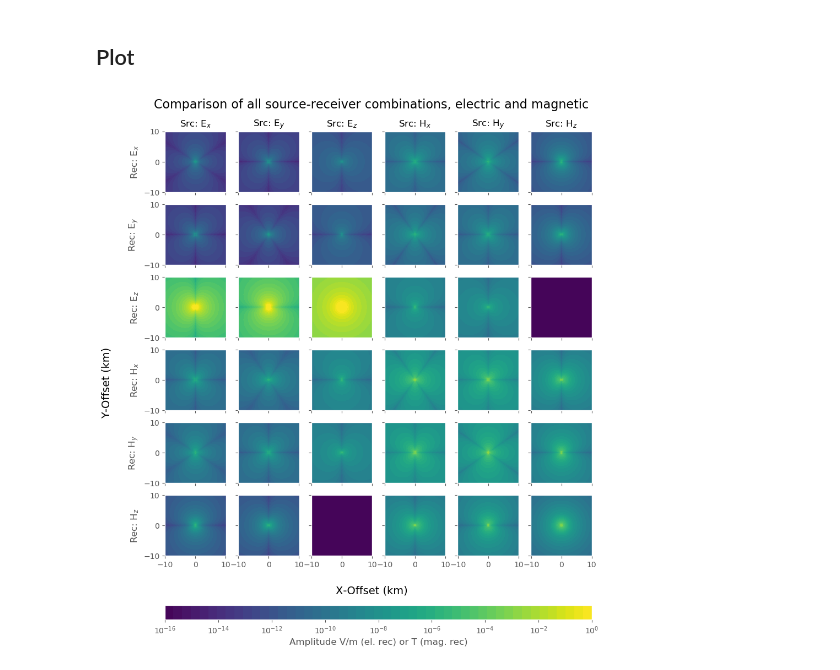
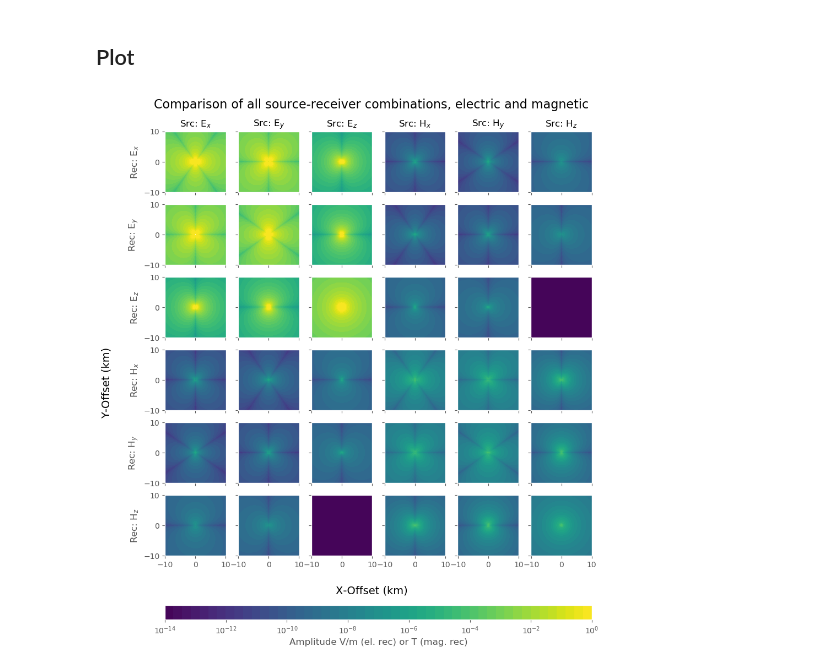
Before and after one commit to emsig/empymod-examples, a Jupyter notebook: 1c_Comparison_of_Source-Receiver_Combinations.ipynb, the cells around one changed output. Drawn from its saved outputs; the diff is of its cells as text; code cells hidden in the pictures.

Commit message:
Using secondary field calc. now

```diff
--- a/1c_Comparison_of_Source-Receiver_Combinations.ipynb
+++ b/1c_Comparison_of_Source-Receiver_Combinations.ipynb
@@ -23,7 +23,7 @@ inp = {'src': [0, 0, -50],
        'depth': 0,
        'res': [2e14, 1],
        'freqtime': 1,
-       'xdirect': False,
+       'xdirect': None,  # Secondary field calculation, needs empymod v1.6.1 or higher
        'htarg': {'pts_per_dec': -1},  # To speed-up the calculation
        'verb': 0}
 # %% [markdown]
@@ -49,7 +49,7 @@ label1 = ['x', 'y', 'z']
 label2 = ['E', 'H']
 
 # Colour settings
-vmin = 1e-16
+vmin = 1e-14
 vmax = 1e-0
 props = {'levels': np.logspace(np.log10(vmin), np.log10(vmax), 50),
          'locator': plt.matplotlib.ticker.LogLocator()}
@@ -70,35 +70,35 @@ for i, val in enumerate(pab):
     if i < 6:
         label = r'Src: '
         label += label2[0] if i < 3 else label2[1]
         label += '$_'+label1[i%3]+'$'
         plt.title(label, fontsize=12)
 
     # Remove unnecessary x-tick labels
     if i < 30:
         plt.xticks([-10, 0, 10], ())
 
     # Remove unnecessary y-tick labels; add y-labels
     if i%6 != 0:
         plt.yticks([-10, 0, 10], ())
     else:
         label = r'Rec: '
         label += label2[0] if i < 18 else label2[1]
         label += '$_'+label1[(i//6)%3]+'$'
         plt.ylabel(label, fontsize=12)
 
 # Colour bar
 cax, kw = plt.matplotlib.colorbar.make_axes(axs, location='bottom', fraction=.05, pad=0.1, aspect=30)
-cb = plt.colorbar(cf, cax=cax, ticks=np.logspace(np.log10(vmin), np.log10(vmax), 9), **kw)
+cb = plt.colorbar(cf, cax=cax, ticks=np.logspace(np.log10(vmin), np.log10(vmax), 8), **kw)
 cb.set_label(r'Amplitude V/m (el. rec) or T (mag. rec)')
 
 # Annotate
 plt.suptitle('Comparison of all source-receiver combinations, electric and magnetic', y=0.93, fontsize=16)
 fig.text(0.5, 0.18, 'X-Offset (km)', ha='center', fontsize=14)
 fig.text(0.01, 0.5, 'Y-Offset (km)', va='center', rotation='vertical', fontsize=14)
 
 plt.show()
 # %% [output]
-[figure, old version]
+[figure, new version]
 # %%
 from empyscripts import versions
 versions('HTML')
```
Also changed, not shown: parts of 2 cells of this notebook.
